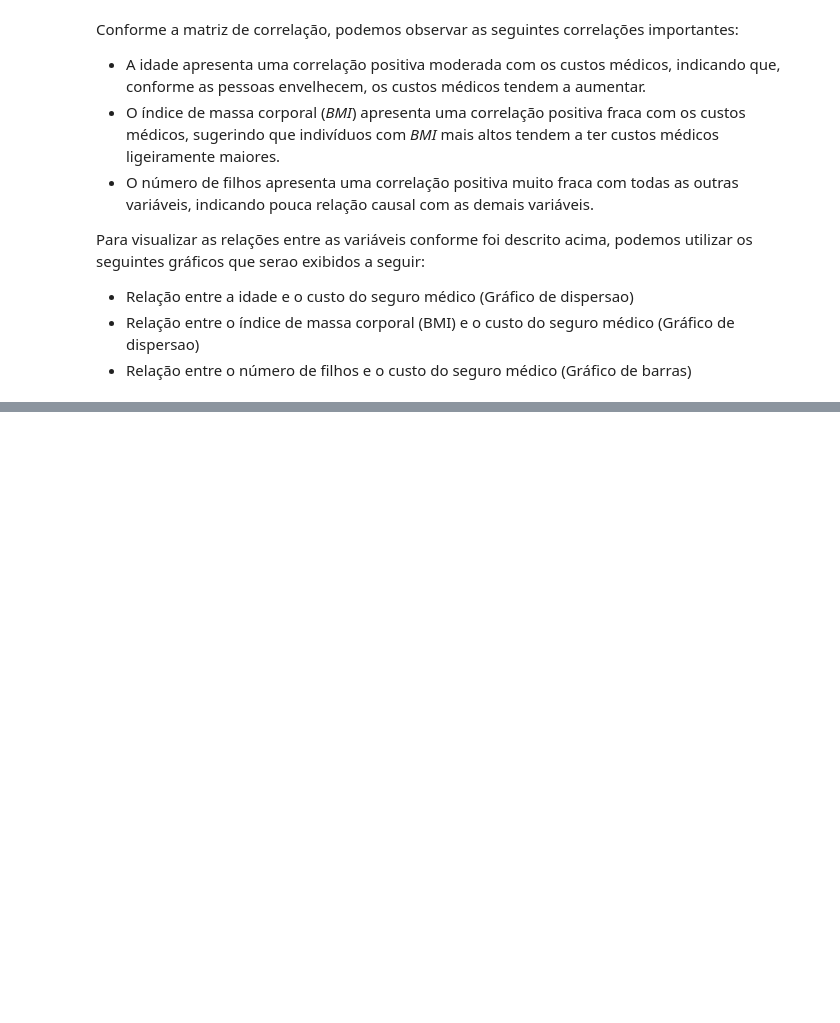
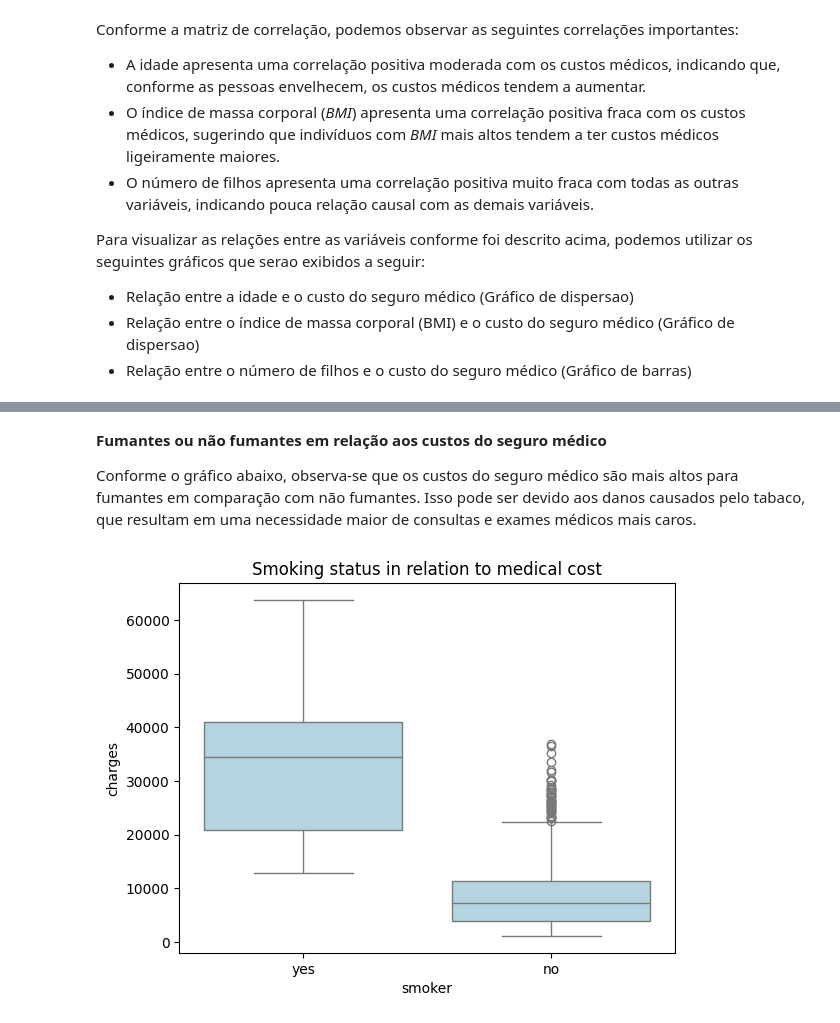
Before and after one commit to vitorAugusto2/custo-seguro-medico-eua, a Jupyter notebook: main.ipynb, the cells around one changed output, grey strips where cells are left out. Cells and saved outputs as stored; diff of their text form; code cells hidden in the pictures; blank space fills up the shorter version.

```diff
--- a/main.ipynb
+++ b/main.ipynb
@@ -243,0 +255,16 @@ plt.show()
+# %% [markdown]
+**Fumantes ou não fumantes em relação aos custos do seguro médico**
+
+Conforme o gráfico abaixo, observa-se que os custos do seguro médico são mais altos para fumantes em comparação com não
+fumantes. Isso pode ser devido aos danos causados pelo tabaco, que resultam em uma necessidade maior de consultas e
+exames médicos mais caros.
+# %%
+# Grafico de fumante ou nao, em relação ao custos do seguro medico
+g = sns.boxplot(data=df,
+                x="smoker",
+                y="charges",
+                color="lightblue")
+g.set_title("Smoking status in relation to medical cost")
+plt.show()
+# %% [output]
+[figure, added]
```
Also changed, not shown: parts of 15 cells of this notebook, 1 other file.
